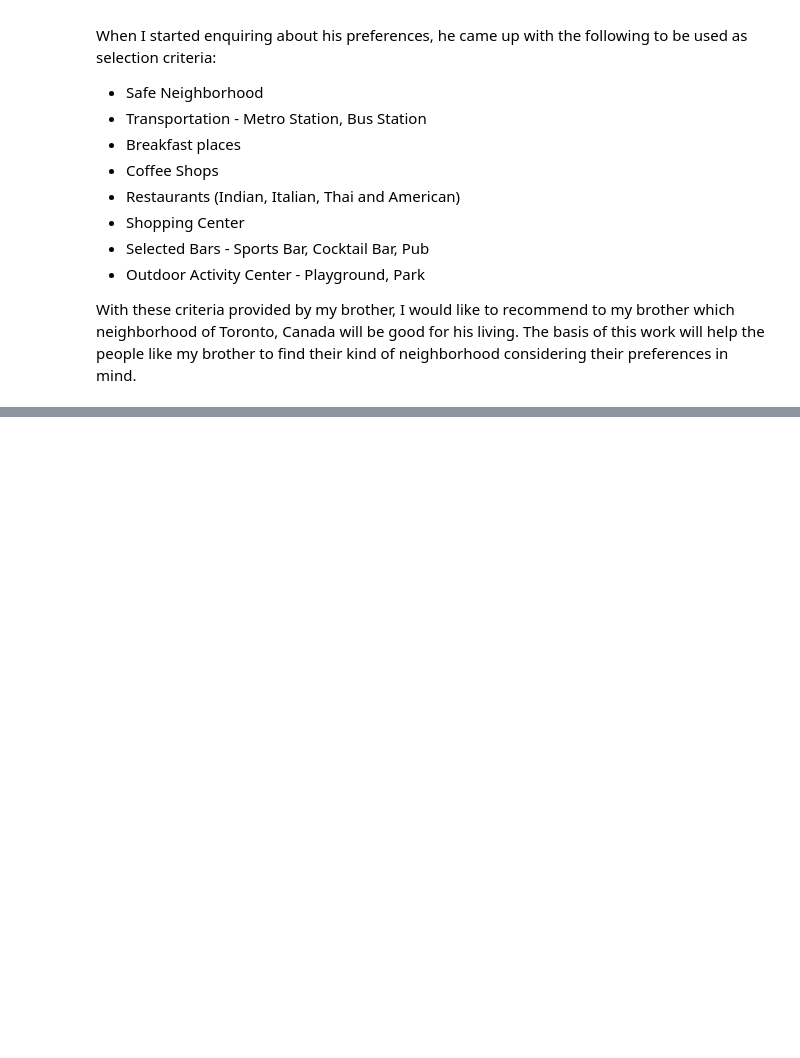
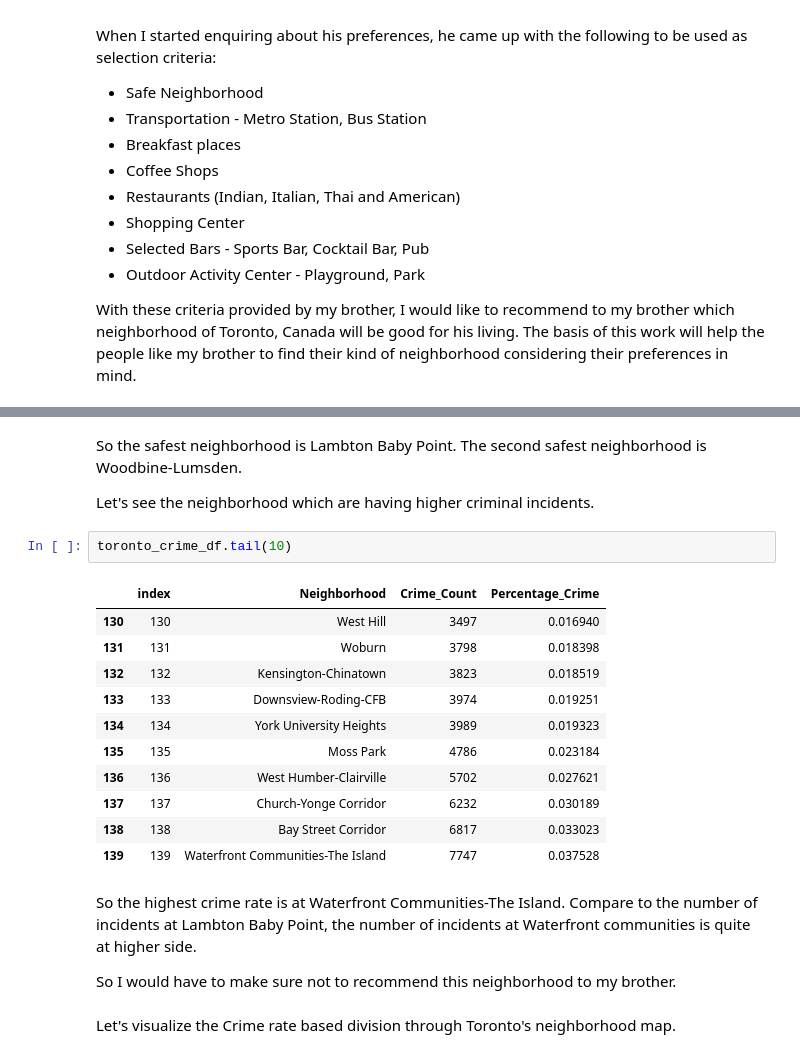
Before and after one commit to bitunsen/Coursera_Capstone, a Jupyter notebook: NeighborhoodRecommendationNotebook.ipynb, the cells around one changed output, grey strips where cells are left out. Drawn from its saved outputs; the diff is of its cells as text; blank space fills up the shorter version.

```diff
--- a/NeighborhoodRecommendationNotebook.ipynb
+++ b/NeighborhoodRecommendationNotebook.ipynb
@@ -60,0 +159,24 @@ We will use clustering technique to group the neighborhoods based on their avail
+# %% [markdown]
+So the safest neighborhood is Lambton Baby Point. The second safest neighborhood is Woodbine-Lumsden.
+
+Let's see the neighborhood which are having higher criminal incidents.
+# %%
+toronto_crime_df.tail(10)
+# %% [output]
+|  | index | Neighborhood | Crime_Count | Percentage_Crime |
+| 130 | 130 | West Hill | 3497 | 0.016940 |
+| 131 | 131 | Woburn | 3798 | 0.018398 |
+| 132 | 132 | Kensington-Chinatown | 3823 | 0.018519 |
+| 133 | 133 | Downsview-Roding-CFB | 3974 | 0.019251 |
+| 134 | 134 | York University Heights | 3989 | 0.019323 |
+| 135 | 135 | Moss Park | 4786 | 0.023184 |
+| 136 | 136 | West Humber-Clairville | 5702 | 0.027621 |
+| 137 | 137 | Church-Yonge Corridor | 6232 | 0.030189 |
+| 138 | 138 | Bay Street Corridor | 6817 | 0.033023 |
+| 139 | 139 | Waterfront Communities-The Island | 7747 | 0.037528 |
+# %% [markdown]
+So the highest crime rate is at Waterfront Communities-The Island. Compare to the number of incidents at Lambton Baby Point, the number of incidents at Waterfront communities is quite at higher side.
+
+So I would have to make sure not to recommend this neighborhood to my brother.
+# %% [markdown]
+Let's visualize the Crime rate based division through Toronto's neighborhood map.
```
Also changed, not shown: parts of 13 cells of this notebook.
